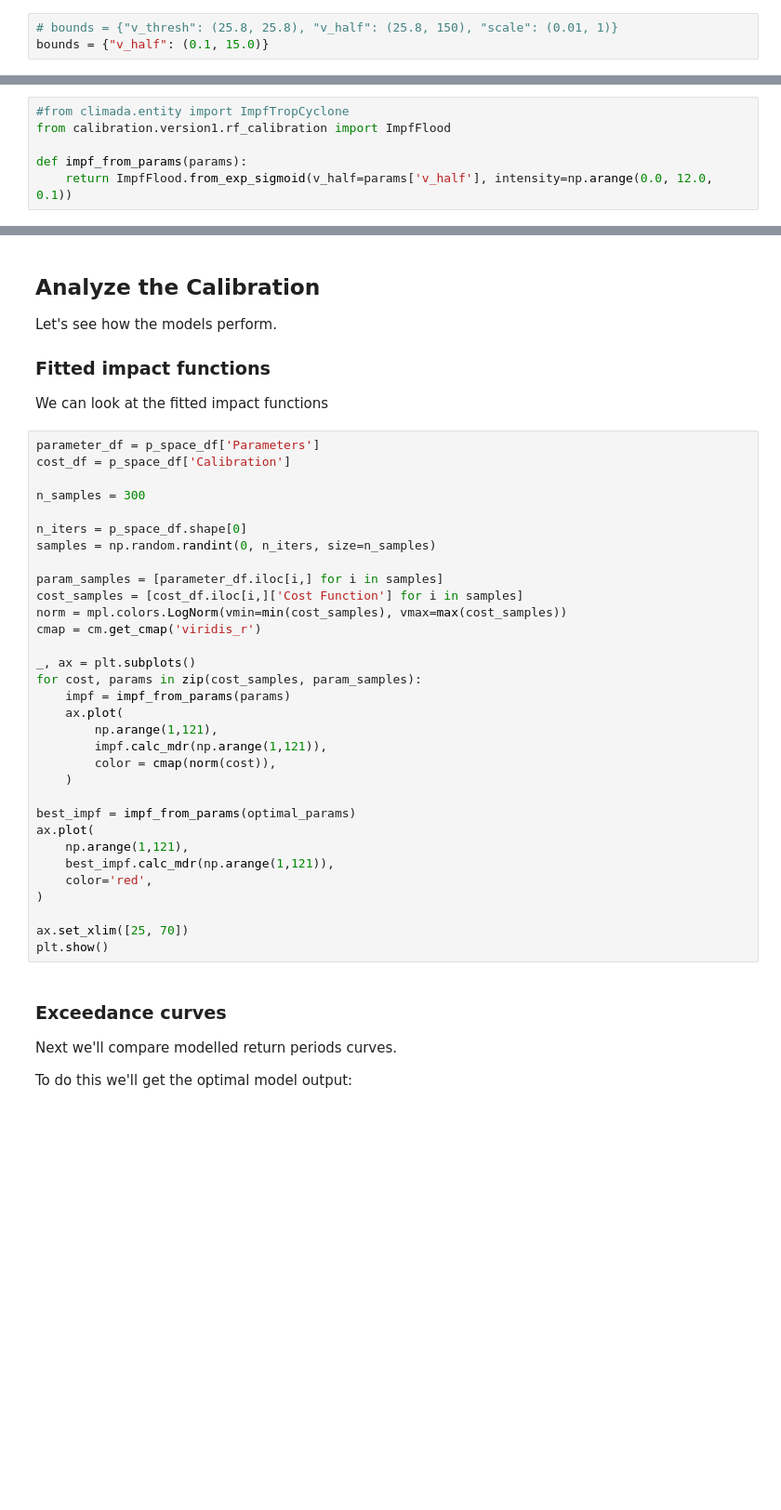
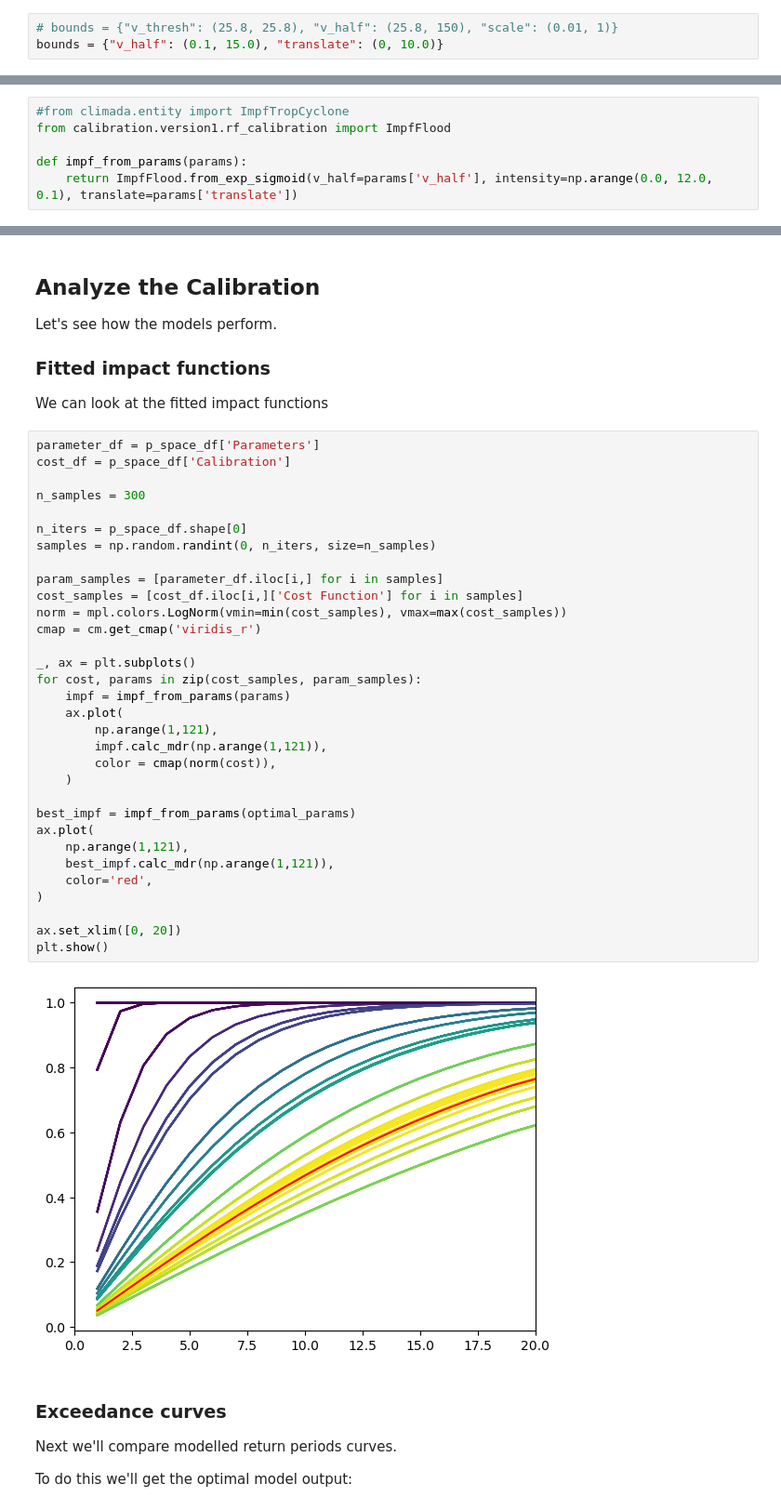
Before and after one commit to ChrisFairless/nccs-supply-chain, a Jupyter notebook: calibration/version1/calibration_v1_RF.ipynb, the cells around one changed output, grey strips where cells are left out. Shown at 93% size. Saved outputs shown, nothing was run; the diff lists cells and outputs as text; blank space fills up the shorter version.

Commit message:
Add a second parameter for RF calibration

```diff
--- a/calibration/version1/calibration_v1_RF.ipynb
+++ b/calibration/version1/calibration_v1_RF.ipynb
@@ -223,7 +223,7 @@ These provide a permitted range for each parameter we're working with. It's a di
 MS: I assumed that half dame of flood makes sense between at 10cm and 3m for commercial buildings. But most of the calibrations I tried so far converged to value around 10 which is quite high and weird. Threfore I search up to 15 for now.
 # %%
 # bounds = {"v_thresh": (25.8, 25.8), "v_half": (25.8, 150), "scale": (0.01, 1)}
-bounds = {"v_half": (0.1, 15.0)}
+bounds = {"v_half": (0.1, 15.0), "translate": (0, 10.0)}
 # %% [markdown]
 Later we will also need code to visualise the input parameters. In this case the parameters correspond directly to a single impact function, though this won't always be the case.
 # %%
@@ -231,7 +231,7 @@ Later we will also need code to visualise the input parameters. In this case the
 from calibration.version1.rf_calibration import ImpfFlood
 
 def impf_from_params(params):
-    return ImpfFlood.from_exp_sigmoid(v_half=params['v_half'], intensity=np.arange(0.0, 12.0, 0.1))
+    return ImpfFlood.from_exp_sigmoid(v_half=params['v_half'], intensity=np.arange(0.0, 12.0, 0.1), translate=params['translate'])
 # %% [markdown]
 The 'default' impact function that we're improving on is this:
 
@@ -463,34 +458,36 @@ We can look at the fitted impact functions
 parameter_df = p_space_df['Parameters']
 cost_df = p_space_df['Calibration']
 
 n_samples = 300
 
 n_iters = p_space_df.shape[0]
 samples = np.random.randint(0, n_iters, size=n_samples)
 
 param_samples = [parameter_df.iloc[i,] for i in samples]
 cost_samples = [cost_df.iloc[i,]['Cost Function'] for i in samples]
 norm = mpl.colors.LogNorm(vmin=min(cost_samples), vmax=max(cost_samples))
 cmap = cm.get_cmap('viridis_r')
 
 _, ax = plt.subplots()
 for cost, params in zip(cost_samples, param_samples):
     impf = impf_from_params(params)
     ax.plot(
         np.arange(1,121),
         impf.calc_mdr(np.arange(1,121)),
         color = cmap(norm(cost)),
     )
 
 best_impf = impf_from_params(optimal_params)
 ax.plot(
     np.arange(1,121),
     best_impf.calc_mdr(np.arange(1,121)),
     color='red',
 )
 
-ax.set_xlim([25, 70])
+ax.set_xlim([0, 20])
 plt.show()
+# %% [output]
+[figure, added]
 # %% [markdown]
 ### Exceedance curves
 
```
Also changed, not shown: parts of 9 cells of this notebook, 4 other files.
